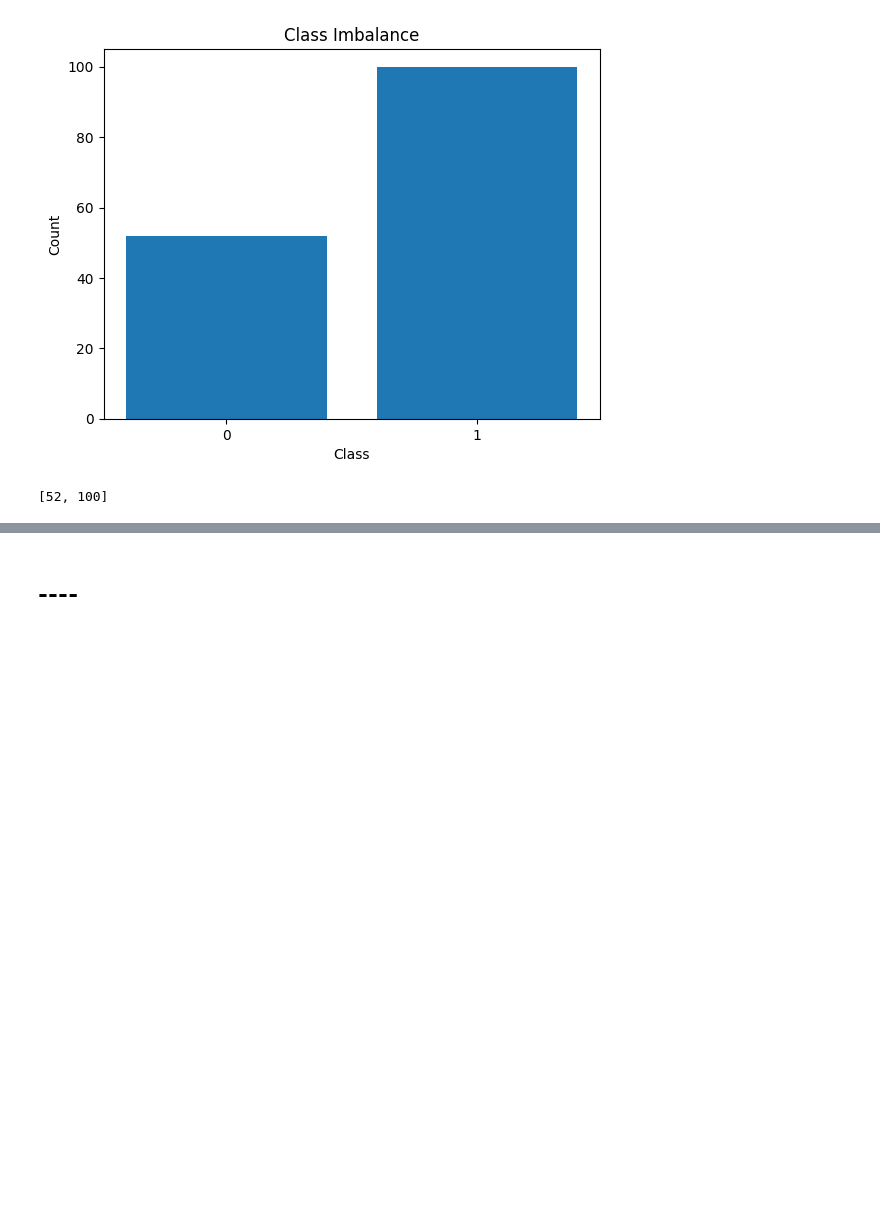
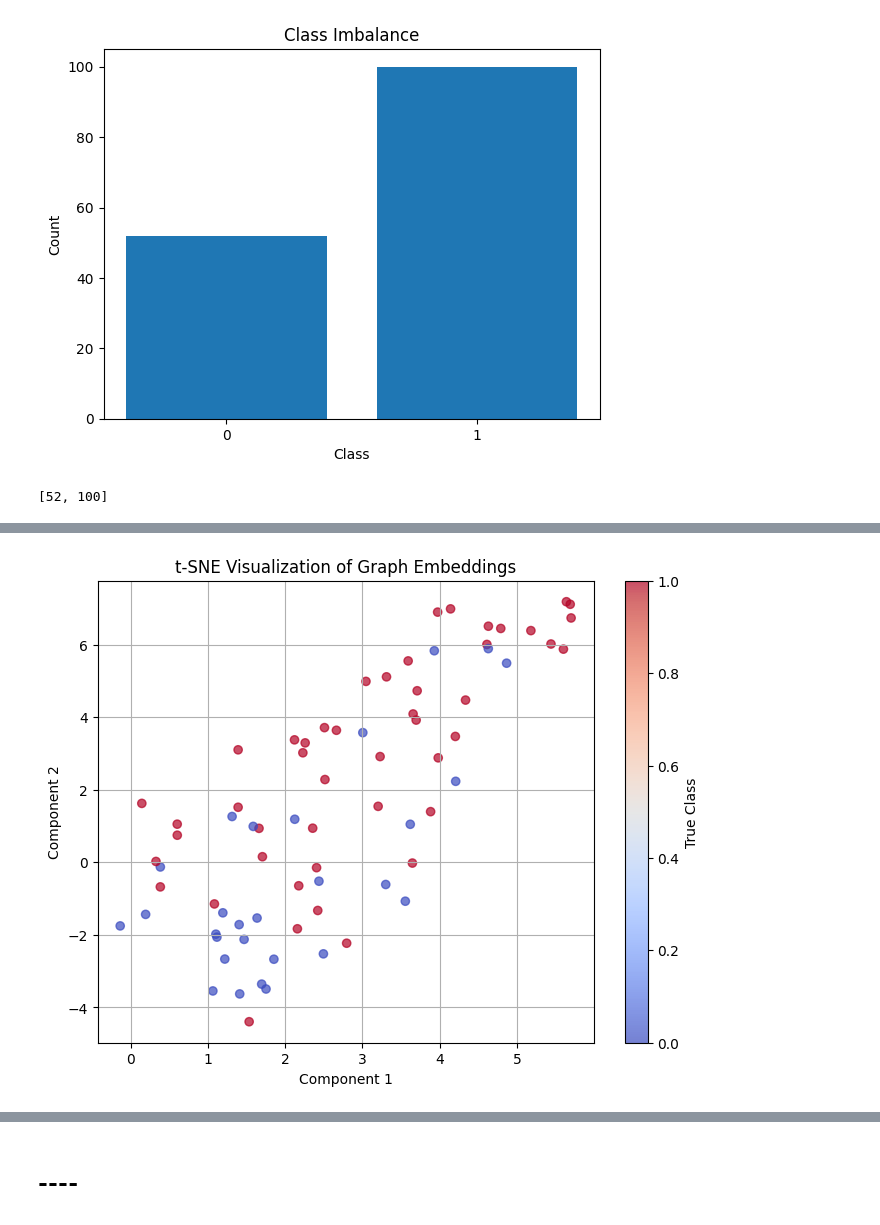
Before and after one commit to ge96lip/SPID-in-Molecular-Graphs, a Jupyter notebook: Data_exploration_and_GNNs.ipynb, the cells around one changed output, grey strips where cells are left out. Drawn from its saved outputs; the diff is of its cells as text; code cells hidden in the pictures; blank space fills up the shorter version.

```diff
--- a/Data_exploration_and_GNNs.ipynb
+++ b/Data_exploration_and_GNNs.ipynb
@@ -178,0 +298,11 @@ DataBatch(edge_index=[2, 2382], x=[1133, 53], y=[28], batch=[1133], ptr=[29])
+# %%
+# Train GNN
+model = GNN(hidden_channels=64)
+print(model)
+optimizer = torch.optim.Adam(model.parameters(), lr=0.01)
+
+for epoch in range(1, 51):
+    train()
+    train_acc = test(train_loader)
+    test_acc = test(test_loader)
+    print(f'Epoch: {epoch:03d}, Train Acc: {train_acc:.4f}, Test Acc: {test_acc:.4f}')
@@ -178,0 +454,46 @@ DataBatch(edge_index=[2, 2382], x=[1133, 53], y=[28], batch=[1133], ptr=[29])
+# %%
+from sklearn.manifold import TSNE
+import matplotlib.pyplot as plt
+import torch
+
+# Put model in evaluation mode
+model.eval()
+
+embeddings = []
+labels = []
+
+# Use your full test_loader or dataset loader
+for data in test_loader:
+    with torch.no_grad():
+        x = model.conv1(data.x, data.edge_index)
+        x = model.bn1(x)
+        x = F.relu(x)
+        x = model.conv2(x, data.edge_index)
+        x = model.bn2(x)
+        x = F.relu(x)
+        x = model.conv3(x, data.edge_index)
+        x = model.bn3(x)
+
+        # Use the same pooling function from your model
+        x = model.pool(x, data.batch)
+        embeddings.append(x)
+        labels += data.y.tolist()
+
+# Combine embeddings
+embeddings = torch.cat(embeddings, dim=0).cpu().numpy()
+
+# Reduce to 2D using t-SNE
+tsne = TSNE(n_components=2, perplexity=30, random_state=42)
+proj = tsne.fit_transform(embeddings)
+
+# Plotting
+plt.figure(figsize=(8,6))
+scatter = plt.scatter(proj[:, 0], proj[:, 1], c=labels, cmap='coolwarm', alpha=0.7)
+plt.colorbar(scatter, label='True Class')
+plt.title('t-SNE Visualization of Graph Embeddings')
+plt.xlabel('Component 1')
+plt.ylabel('Component 2')
+plt.grid(True)
+plt.show()
+# %% [output]
+[figure, added]
```
Also changed, not shown: parts of 25 cells of this notebook.
